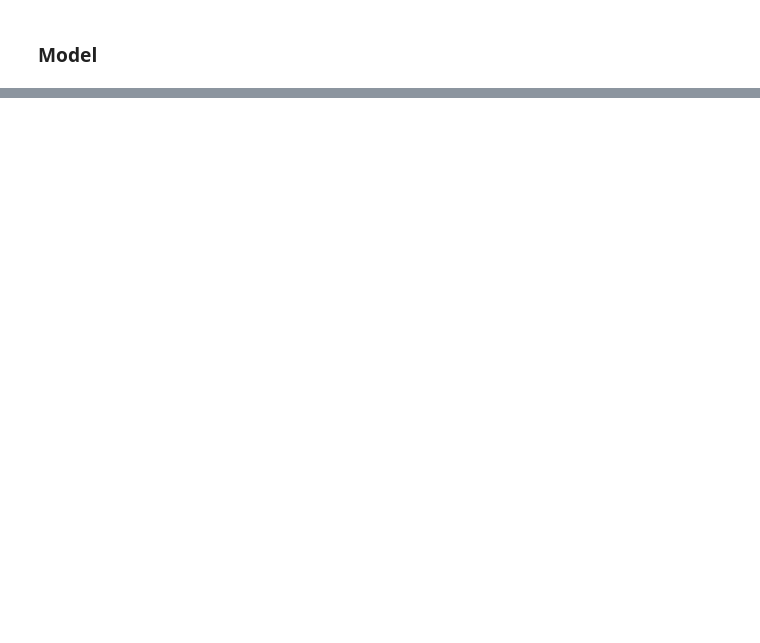
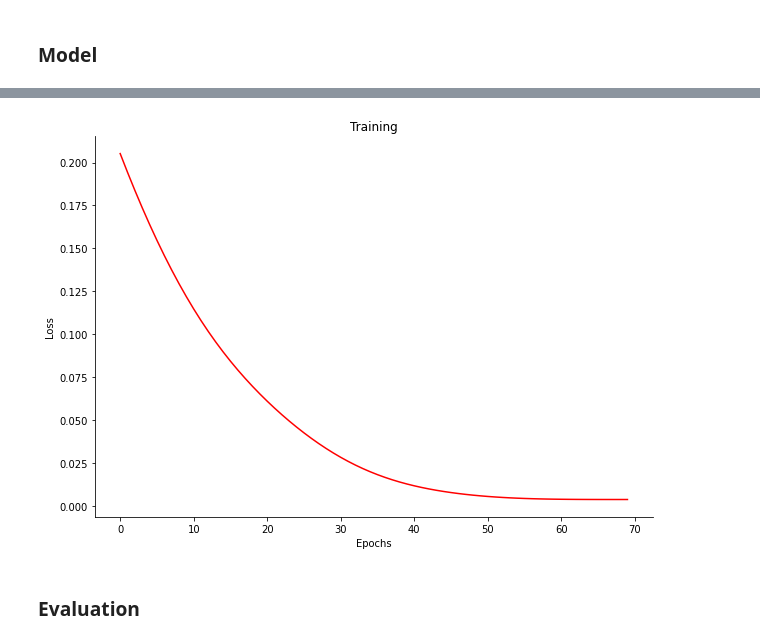
Before and after one commit to Ibraheem101/mlops, a Jupyter notebook: linear_regression.ipynb, the cells around one changed output, grey strips where cells are left out. Drawn from its saved outputs; the diff is of its cells as text; code cells hidden in the pictures; blank space fills up the shorter version.

```diff
--- a/linear_regression.ipynb
+++ b/linear_regression.ipynb
@@ -450,0 +476,10 @@ class LinearRegression(nn.Module):
+# %%
+optimizer = Adam(model.parameters(), lr = lr)
+# %%
+# Convert data to tensors
+X_train_scaled_p = torch.Tensor(X_train_scaled_p)
+y_train_scaled_p = torch.Tensor(y_train_scaled_p)
+X_val_scaled_p = torch.Tensor(X_val_scaled_p)
+y_val_scaled_p = torch.Tensor(y_val_scaled_p)
+X_test_scaled_p = torch.Tensor(X_test_scaled_p)
+y_test_scaled_p = torch.Tensor(y_test_scaled_p)
@@ -450,0 +488,15 @@ class LinearRegression(nn.Module):
+# %%
+epochs = 70
+epoch_num = []
+losses = []
+for epoch in range(epochs):
+
+  y_pred_p = model(X_train_scaled_p)
+  loss = loss_fn(y_pred_p, y_train_scaled_p)
+  optimizer.zero_grad()
+  loss.backward()
+  optimizer.step()
+
+  epoch_num.append(epoch)
+  losses.append(loss)
+  print (f"Epoch: {epoch} | loss: {loss:.4f}")
@@ -450,0 +523,14 @@ class LinearRegression(nn.Module):
+# %%
+losses_np = [l.detach().numpy() for l in losses]
+losses_list = [l.tolist() for l in losses_np]
+# %%
+plt.figure(figsize = (10, 7))
+plt.title('Training')
+plt.xlabel('Epochs')
+plt.ylabel('Loss')
+sns.lineplot(x = epoch_num, y = losses_list, color = 'r')
+sns.despine()
+# %% [output]
+[figure, added]
+# %% [markdown]
+### Evaluation
```
Also changed, not shown: parts of 20 cells of this notebook.
